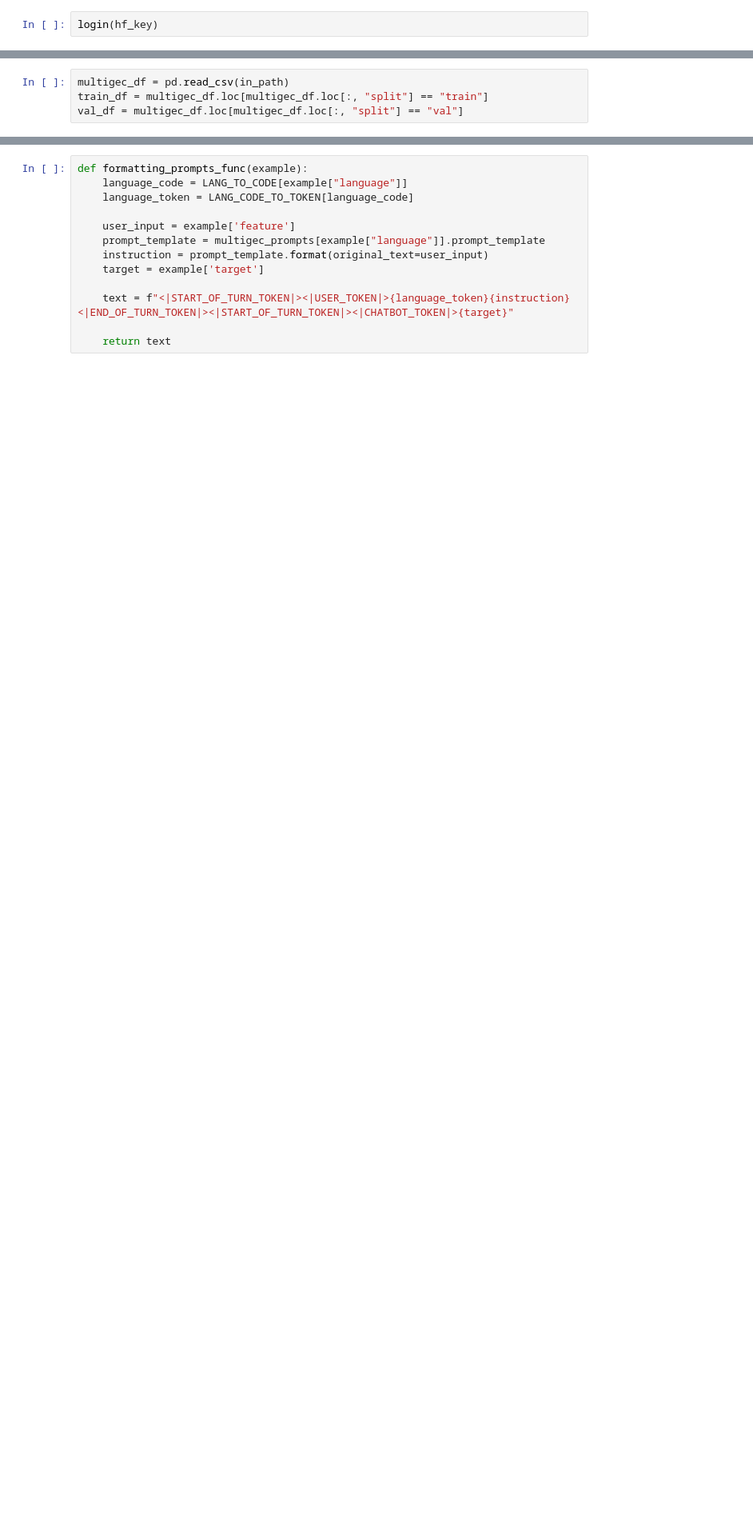
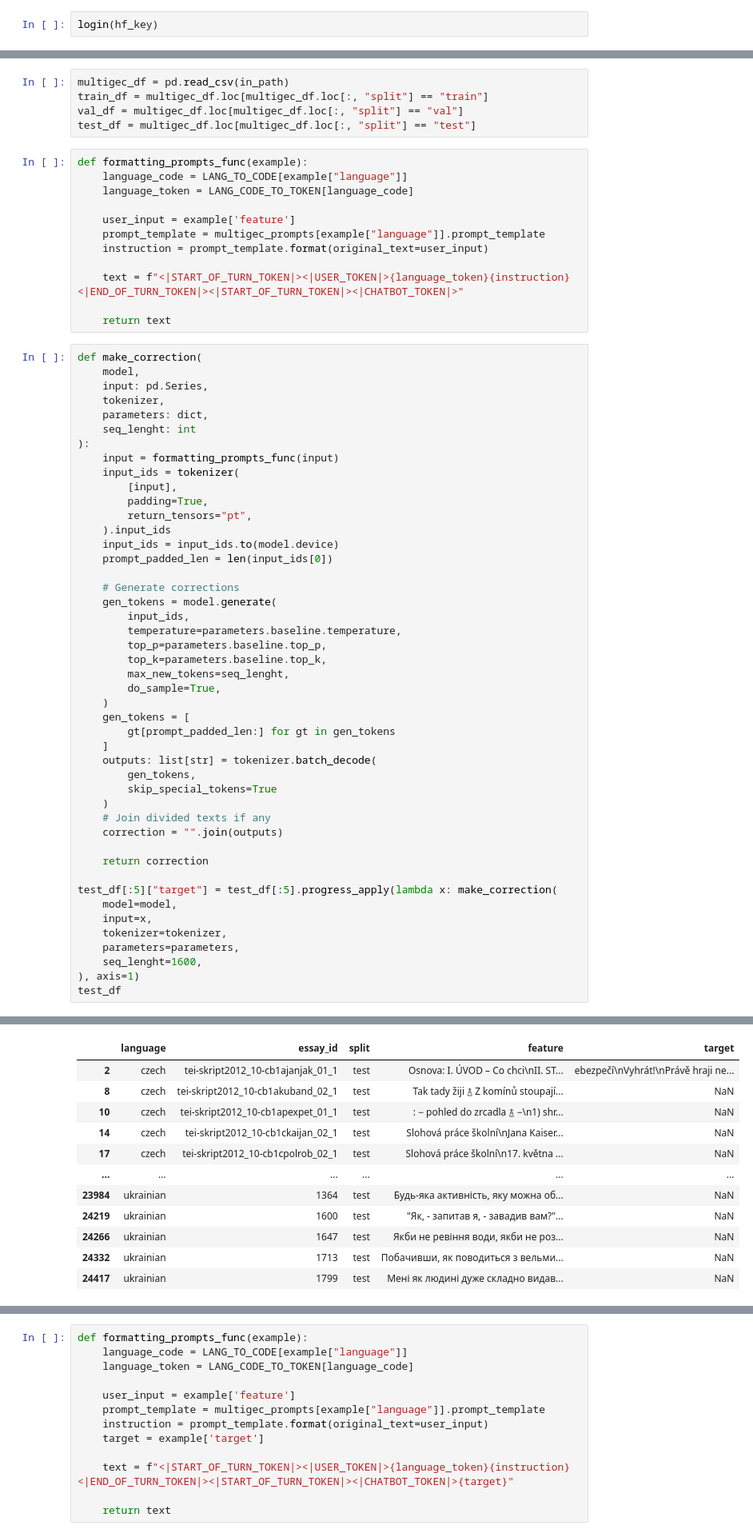
Before and after one commit to r-kovalch/omnigec-models, a Jupyter notebook: notebooks/aya_expanse_8b/multigec/multigec_prediction.ipynb, the cells around one changed output, grey strips where cells are left out. Shown at 80% size. Drawn from its saved outputs; the diff is of its cells as text; blank space fills up the shorter version.

```diff
--- a/notebooks/aya_expanse_8b/multigec/multigec_prediction.ipynb
+++ b/notebooks/aya_expanse_8b/multigec/multigec_prediction.ipynb
@@ -172,3 +151,63 @@ Please note that authentication is recommended but still optional to access publ
 multigec_df = pd.read_csv(in_path)
 train_df = multigec_df.loc[multigec_df.loc[:, "split"] == "train"]
 val_df = multigec_df.loc[multigec_df.loc[:, "split"] == "val"]
+test_df = multigec_df.loc[multigec_df.loc[:, "split"] == "test"]
+# %%
+def formatting_prompts_func(example):
+    language_code = LANG_TO_CODE[example["language"]]
+    language_token = LANG_CODE_TO_TOKEN[language_code]
+
+    user_input = example['feature']
+    prompt_template = multigec_prompts[example["language"]].prompt_template
+    instruction = prompt_template.format(original_text=user_input)
+
+    text = f"<|START_OF_TURN_TOKEN|><|USER_TOKEN|>{language_token}{instruction}<|END_OF_TURN_TOKEN|><|START_OF_TURN_TOKEN|><|CHATBOT_TOKEN|>"
+
+    return text
+# %%
+def make_correction(
+    model,
+    input: pd.Series,
+    tokenizer,
+    parameters: dict,
+    seq_lenght: int
+):
+    input = formatting_prompts_func(input)
+    input_ids = tokenizer(
+        [input],
+        padding=True,
+        return_tensors="pt",
+    ).input_ids
+    input_ids = input_ids.to(model.device)
+    prompt_padded_len = len(input_ids[0])
+
+    # Generate corrections
+    gen_tokens = model.generate(
+        input_ids,
+        temperature=parameters.baseline.temperature,
+        top_p=parameters.baseline.top_p,
+        top_k=parameters.baseline.top_k,
+        max_new_tokens=seq_lenght,
+        do_sample=True,
+    )
+    gen_tokens = [
+        gt[prompt_padded_len:] for gt in gen_tokens
+    ]
+    outputs: list[str] = tokenizer.batch_decode(
+        gen_tokens,
+        skip_special_tokens=True
+    )
+    # Join divided texts if any
+    correction = "".join(outputs)
+
+    return correction
+
+test_df[:5]["target"] = test_df[:5].progress_apply(lambda x: make_correction(
+    model=model,
+    input=x,
+    tokenizer=tokenizer,
+    parameters=parameters,
+    seq_lenght=1600,
+), axis=1)
+test_df
+# %% [output]
@@ -174,0 +219,12 @@ val_df = multigec_df.loc[multigec_df.loc[:, "split"] == "val"]
+|  | language | essay_id | split | feature | target |
+| 2 | czech | tei-skript2012_10-cb1ajanjak_01_1 | test | Osnova: I. ÚVOD – Co chci\nII. ST... | ebezpečí\nVyhrát!\nPrávě hraji ne... |
+| 8 | czech | tei-skript2012_10-cb1akuband_02_1 | test | Tak tady žiji ࿄ Z komínů stoupají... | NaN |
+| 10 | czech | tei-skript2012_10-cb1apexpet_01_1 | test | : − pohled do zrcadla ࿄ −\n1) shr... | NaN |
+| 14 | czech | tei-skript2012_10-cb1ckaijan_02_1 | test | Slohová práce školní\nJana Kaiser... | NaN |
+| 17 | czech | tei-skript2012_10-cb1cpolrob_02_1 | test | Slohová práce školní\n17. května ... | NaN |
+| ... | ... | ... | ... | ... | ... |
+| 23984 | ukrainian | 1364 | test | Будь-яка активність, яку можна об... | NaN |
+| 24219 | ukrainian | 1600 | test | "Як, - запитав я, - завадив вам?"... | NaN |
+| 24266 | ukrainian | 1647 | test | Якби не ревіння води, якби не роз... | NaN |
+| 24332 | ukrainian | 1713 | test | Побачивши, як поводиться з вельми... | NaN |
+| 24417 | ukrainian | 1799 | test | Мені як людині дуже складно видав... | NaN |
```
Also changed, not shown: parts of 18 cells of this notebook.
